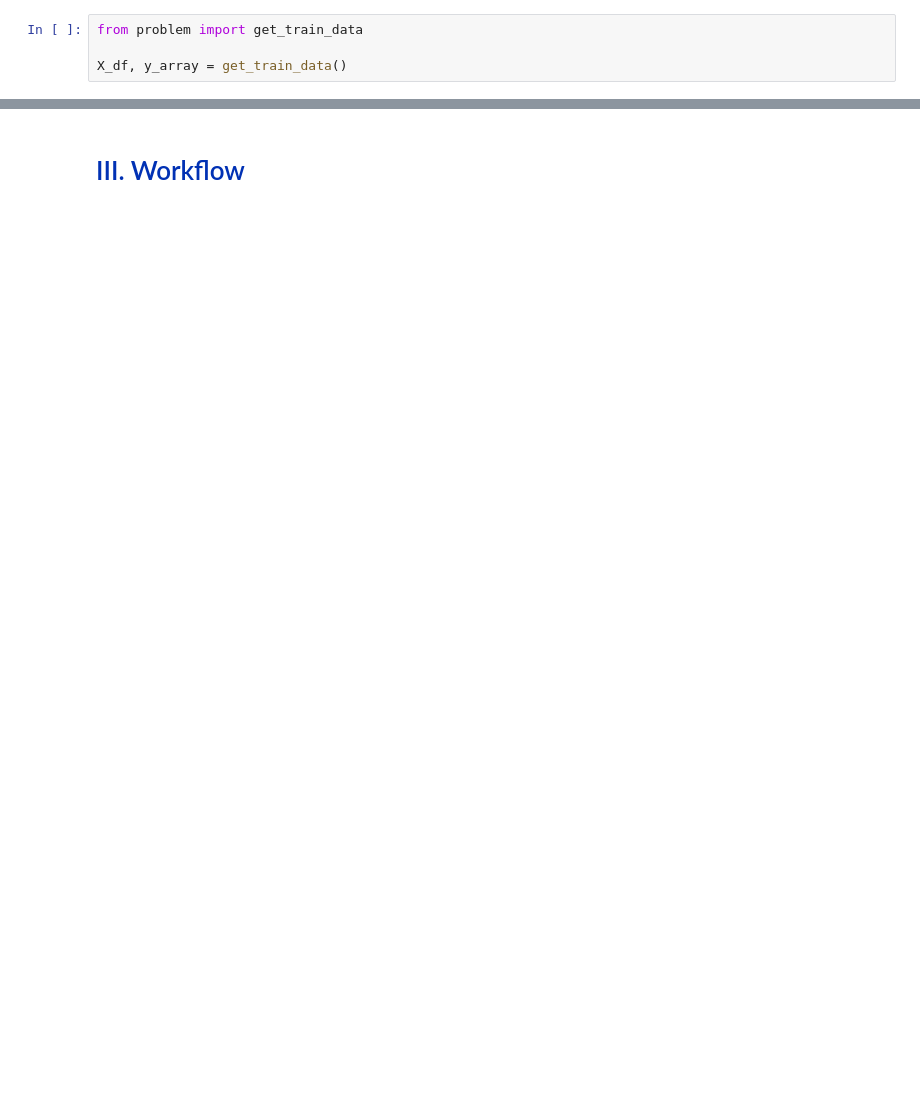
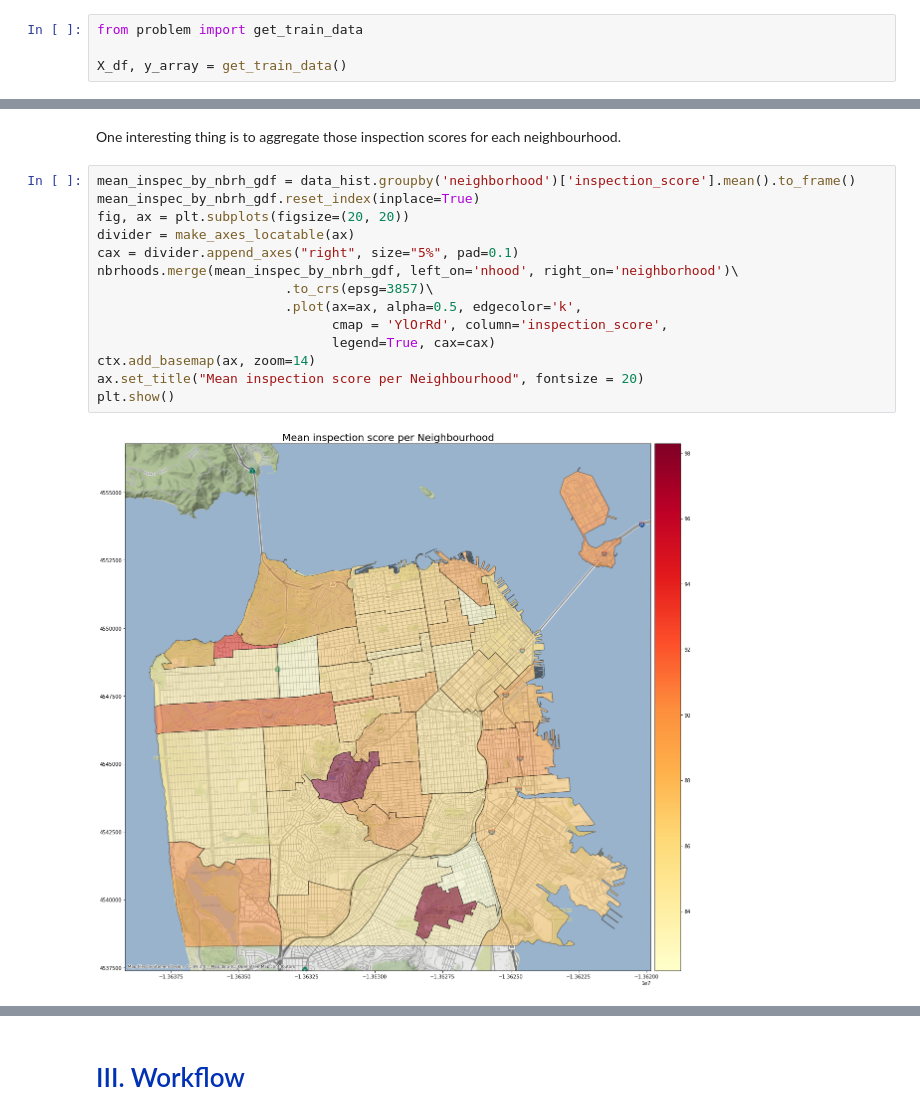
Before and after one commit to BWallyn/Datacamp, a Jupyter notebook: restaurant_scores_starting_kit.ipynb, the cells around one changed output, grey strips where cells are left out. Drawn from its saved outputs; the diff is of its cells as text; blank space fills up the shorter version.

```diff
--- a/restaurant_scores_starting_kit.ipynb
+++ b/restaurant_scores_starting_kit.ipynb
@@ -176,0 +377,18 @@ tripadvisor = pd.read_csv('data/external/tripadvisor_dataset.csv', low_memory=Fa
+# %% [markdown]
+One interesting thing is to aggregate those inspection scores for each neighbourhood.
+# %%
+mean_inspec_by_nbrh_gdf = data_hist.groupby('neighborhood')['inspection_score'].mean().to_frame()
+mean_inspec_by_nbrh_gdf.reset_index(inplace=True)
+fig, ax = plt.subplots(figsize=(20, 20))
+divider = make_axes_locatable(ax)
+cax = divider.append_axes("right", size="5%", pad=0.1)
+nbrhoods.merge(mean_inspec_by_nbrh_gdf, left_on='nhood', right_on='neighborhood')\
+                        .to_crs(epsg=3857)\
+                        .plot(ax=ax, alpha=0.5, edgecolor='k',
+                              cmap = 'YlOrRd', column='inspection_score',
+                              legend=True, cax=cax)
+ctx.add_basemap(ax, zoom=14)
+ax.set_title("Mean inspection score per Neighbourhood", fontsize = 20)
+plt.show()
+# %% [output]
+[figure, added]
```
Also changed, not shown: parts of 43 cells of this notebook, 6 other files.
